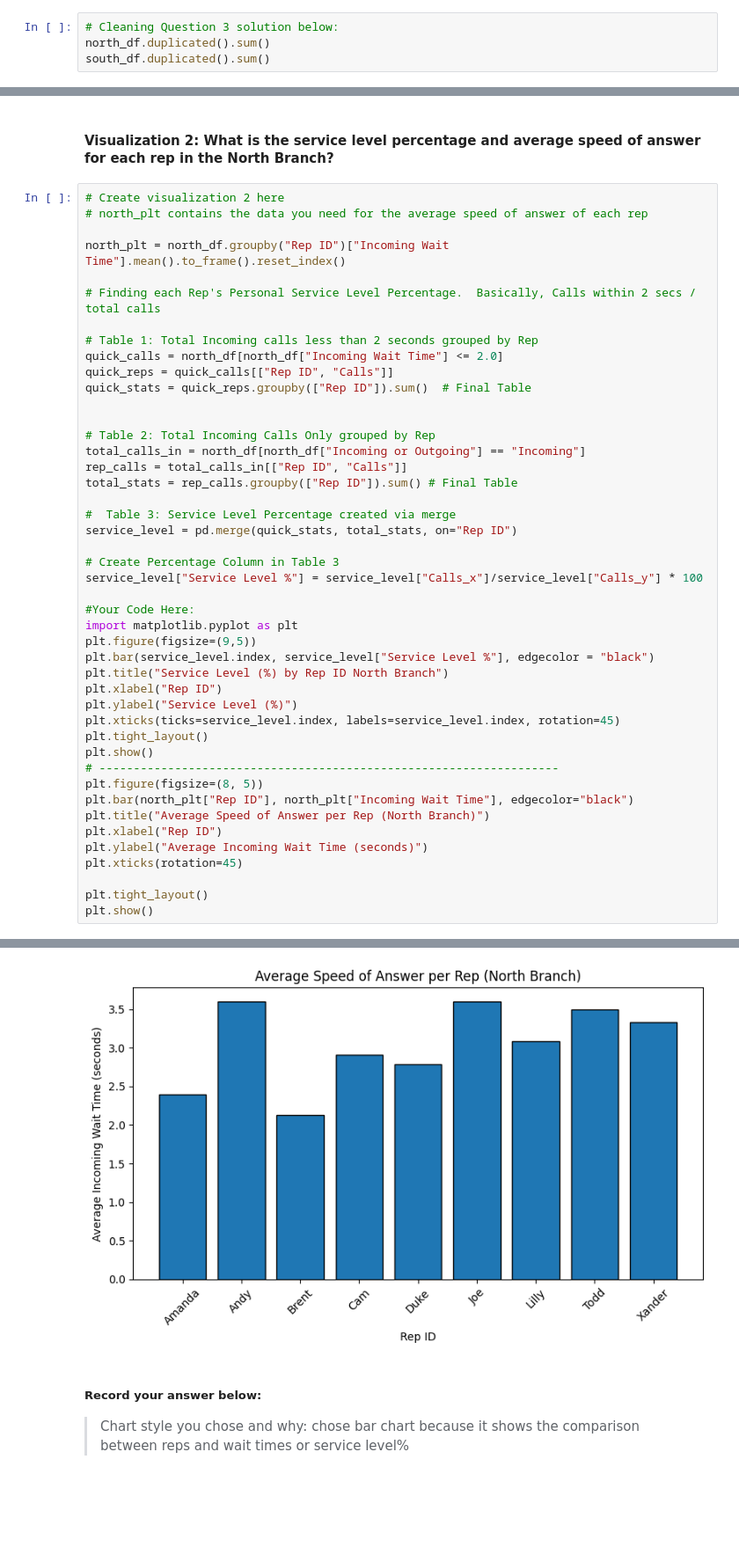
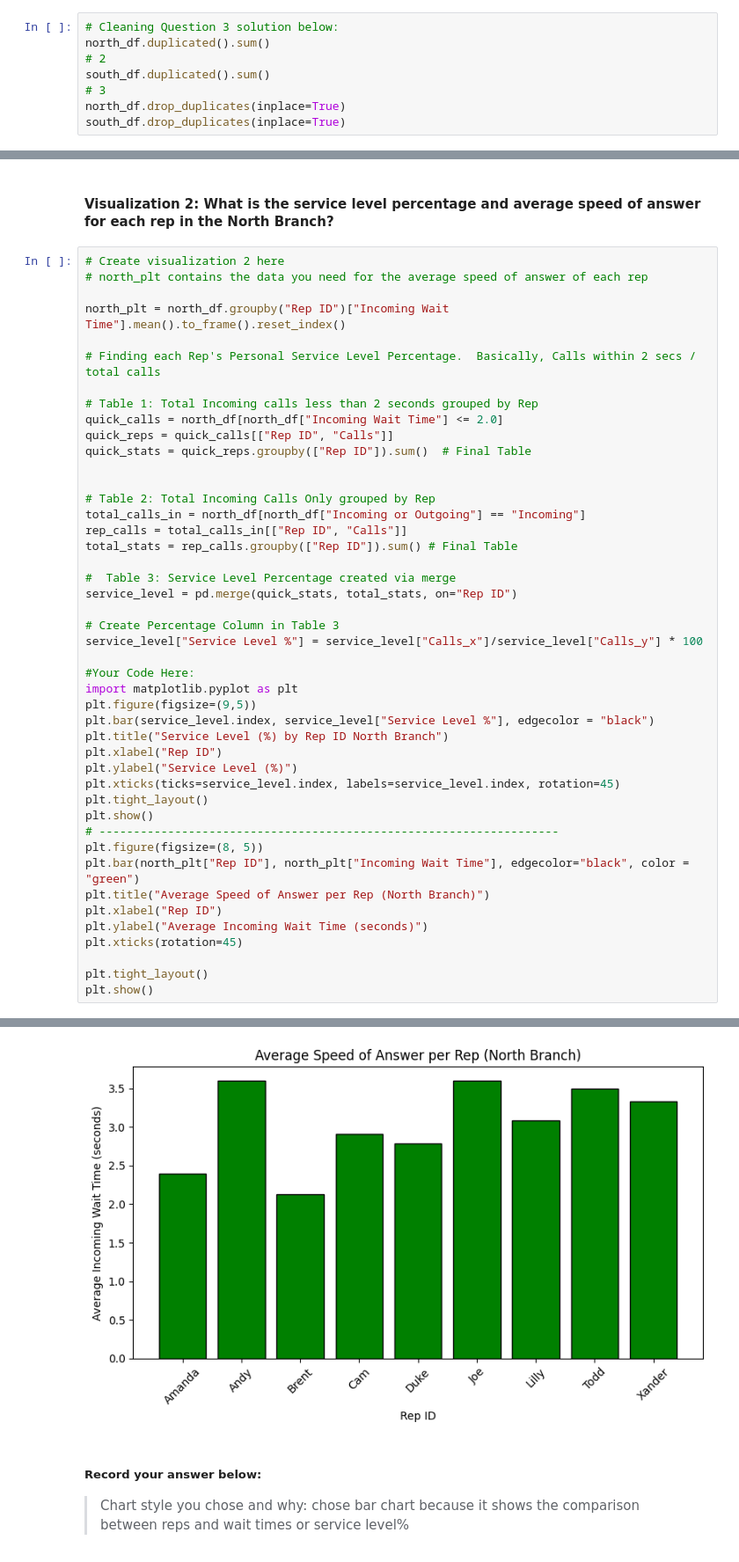
Before and after one commit to SeshasreeB/data-analysis-projects, a Jupyter notebook: call-center-cleanupAssignment/Call_Center_Cleanup.ipynb, the cells around one changed output, grey strips where cells are left out. Shown at 88% size. Drawn from its saved outputs; the diff is of its cells as text; blank space fills up the shorter version.

```diff
--- a/call-center-cleanupAssignment/Call_Center_Cleanup.ipynb
+++ b/call-center-cleanupAssignment/Call_Center_Cleanup.ipynb
@@ -204,4 +221,8 @@ Name: count, dtype: int64
 # %%
 # Cleaning Question 3 solution below:
 north_df.duplicated().sum()
+# 2
 south_df.duplicated().sum()
+# 3
+north_df.drop_duplicates(inplace=True)
+south_df.drop_duplicates(inplace=True)
@@ -395,35 +414,35 @@ total_calls_in = north_df[north_df["Incoming or Outgoing"] == "Incoming"]
 rep_calls = total_calls_in[["Rep ID", "Calls"]]
 total_stats = rep_calls.groupby(["Rep ID"]).sum() # Final Table
 
 #  Table 3: Service Level Percentage created via merge
 service_level = pd.merge(quick_stats, total_stats, on="Rep ID")
 
 # Create Percentage Column in Table 3
 service_level["Service Level %"] = service_level["Calls_x"]/service_level["Calls_y"] * 100
 
 #Your Code Here:
 import matplotlib.pyplot as plt
 plt.figure(figsize=(9,5))
 plt.bar(service_level.index, service_level["Service Level %"], edgecolor = "black")
 plt.title("Service Level (%) by Rep ID North Branch")
 plt.xlabel("Rep ID")
 plt.ylabel("Service Level (%)")
 plt.xticks(ticks=service_level.index, labels=service_level.index, rotation=45)
 plt.tight_layout()
 plt.show()
 # -------------------------------------------------------------------
 plt.figure(figsize=(8, 5))
-plt.bar(north_plt["Rep ID"], north_plt["Incoming Wait Time"], edgecolor="black")
+plt.bar(north_plt["Rep ID"], north_plt["Incoming Wait Time"], edgecolor="black", color = "green")
 plt.title("Average Speed of Answer per Rep (North Branch)")
 plt.xlabel("Rep ID")
 plt.ylabel("Average Incoming Wait Time (seconds)")
 plt.xticks(rotation=45)
 
 plt.tight_layout()
 plt.show()
 # %% [output]
 [figure]
-[figure, old version]
+[figure, new version]
 # %% [markdown]
 ##### Record your answer below:
 
```
Also changed, not shown: parts of 11 cells of this notebook.
